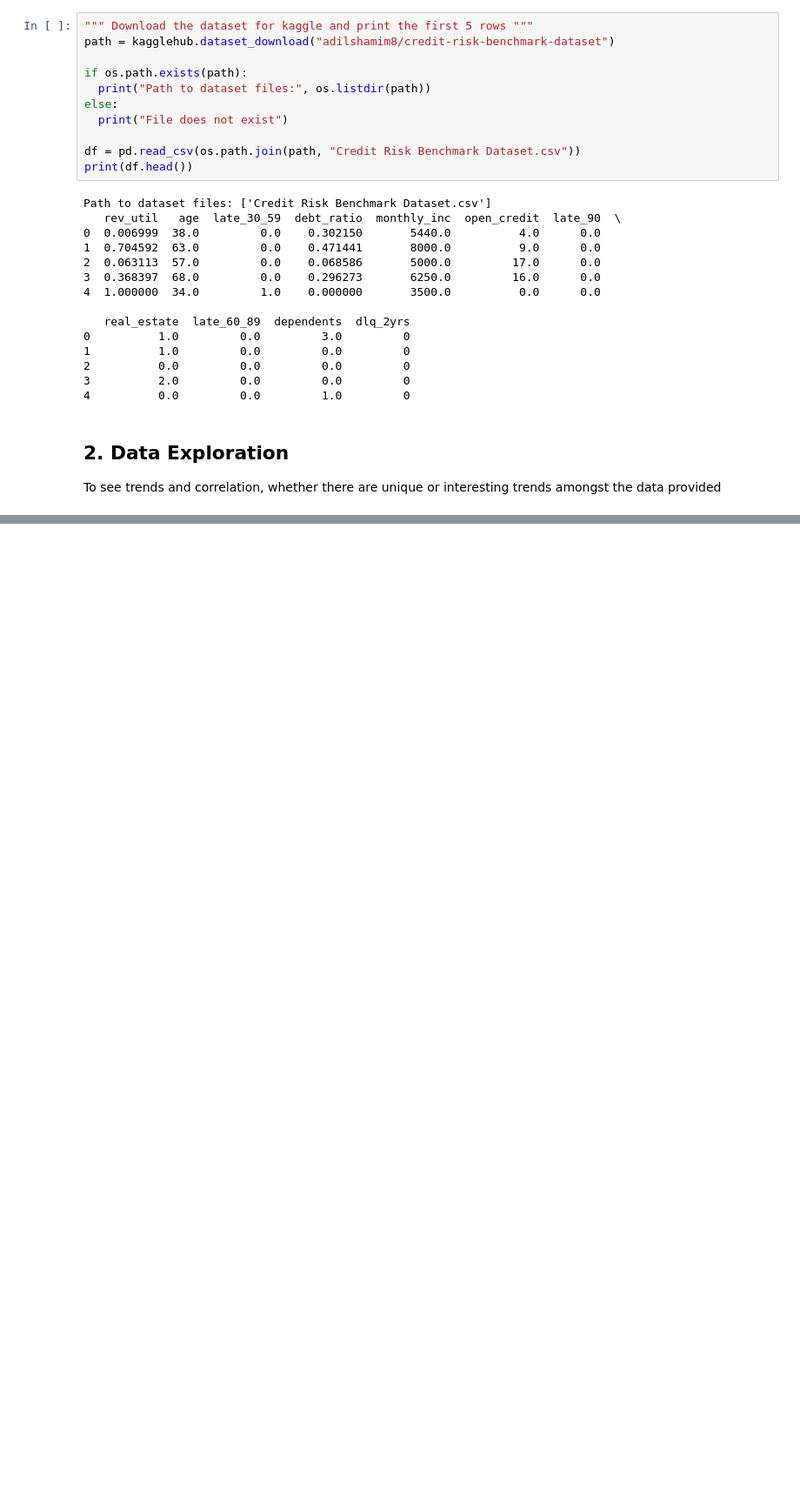
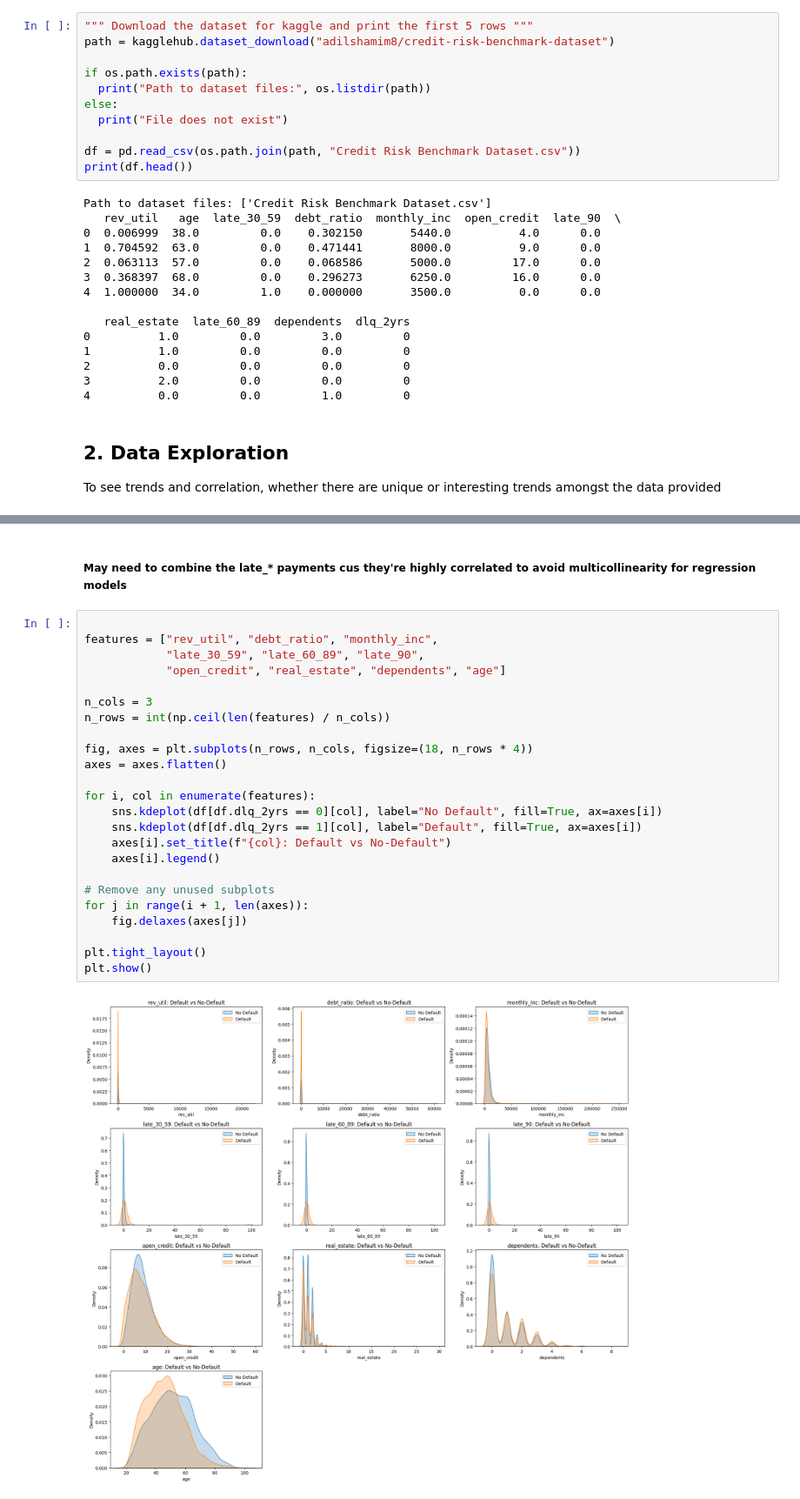
Before and after one commit to markaxelus/seng474, a Jupyter notebook: project/main.ipynb, the cells around one changed output, grey strips where cells are left out. Shown at 87% size. Drawn from its saved outputs; the diff is of its cells as text; blank space fills up the shorter version.

```diff
--- a/project/main.ipynb
+++ b/project/main.ipynb
@@ -97,0 +107,28 @@ NOTE:
+# %% [markdown]
+##### May need to combine the late_* payments cus they're highly correlated to avoid multicollinearity for regression models
+# %%
+
+features = ["rev_util", "debt_ratio", "monthly_inc",
+            "late_30_59", "late_60_89", "late_90",
+            "open_credit", "real_estate", "dependents", "age"]
+
+n_cols = 3
+n_rows = int(np.ceil(len(features) / n_cols))
+
+fig, axes = plt.subplots(n_rows, n_cols, figsize=(18, n_rows * 4))
+axes = axes.flatten()
+
+for i, col in enumerate(features):
+    sns.kdeplot(df[df.dlq_2yrs == 0][col], label="No Default", fill=True, ax=axes[i])
+    sns.kdeplot(df[df.dlq_2yrs == 1][col], label="Default", fill=True, ax=axes[i])
+    axes[i].set_title(f"{col}: Default vs No-Default")
+    axes[i].legend()
+
+# Remove any unused subplots
+for j in range(i + 1, len(axes)):
+    fig.delaxes(axes[j])
+
+plt.tight_layout()
+plt.show()
+# %% [output]
+[figure, added]
```
Also changed, not shown: parts of 9 cells of this notebook.
